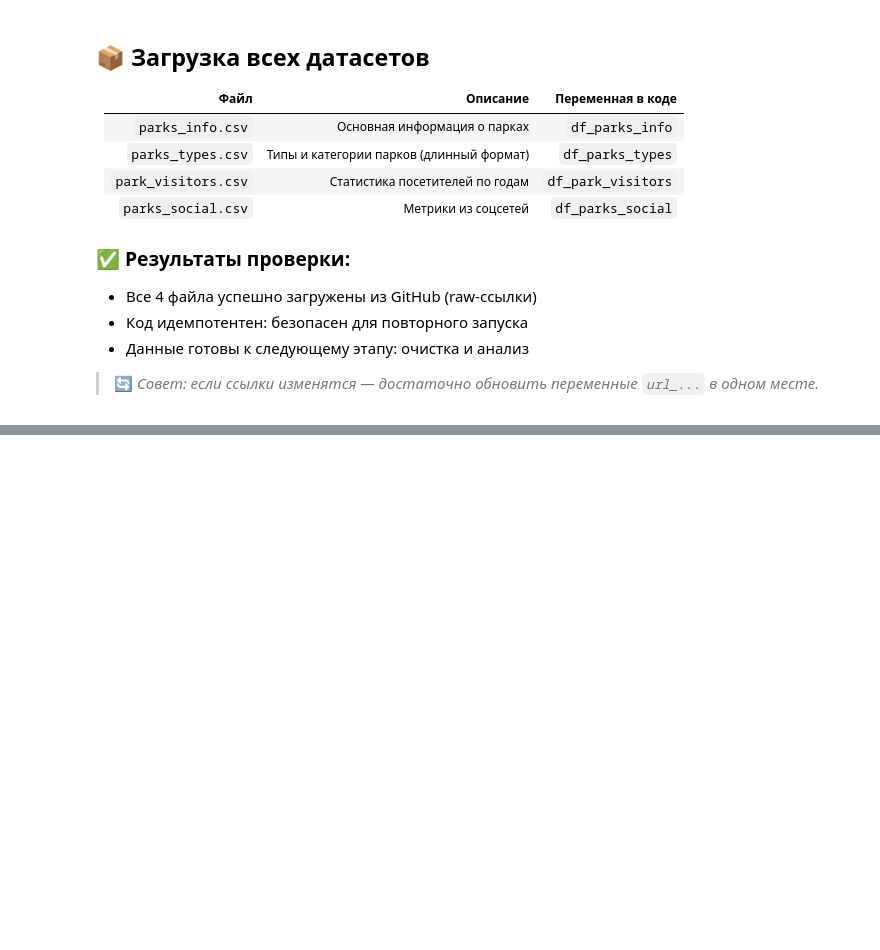
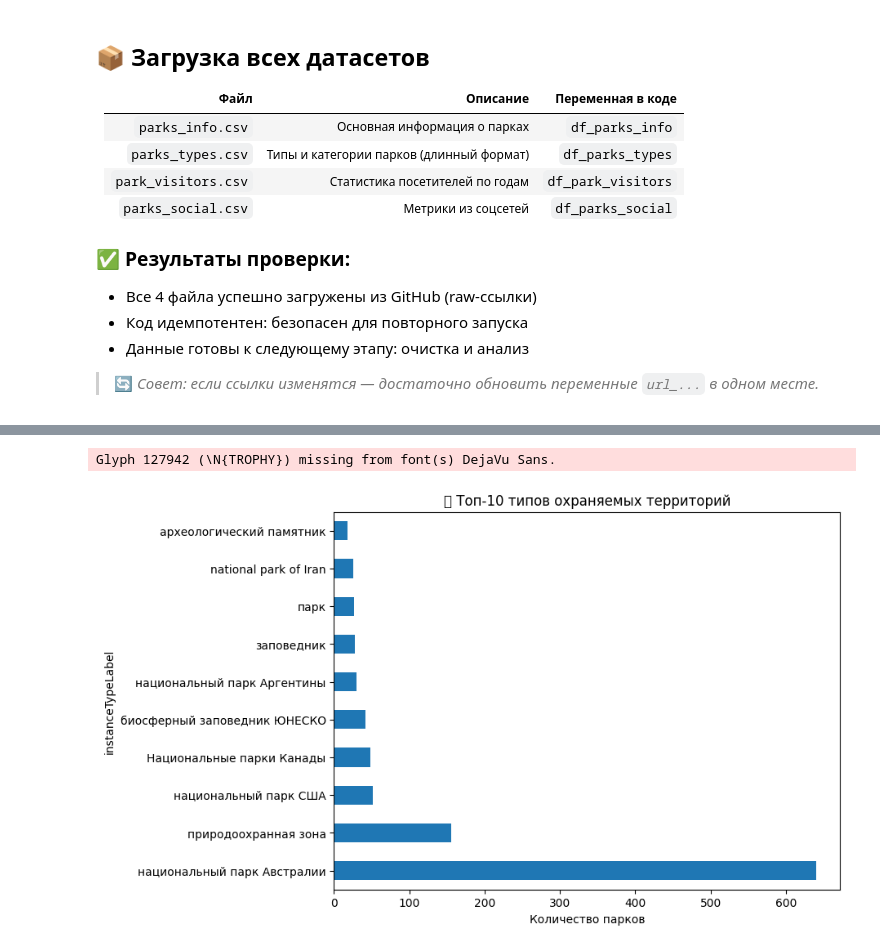
Before and after one commit to ksyushik31/python-ai-Puhlenko-Ksenia, a Jupyter notebook: "Week2_Data_Analysis_Puhlenko_Ksenia".ipynb, the cells around one changed output, grey strips where cells are left out. Cells and saved outputs as stored; diff of their text form; code cells hidden in the pictures; blank space fills up the shorter version.

```diff
--- a/"Week2_Data_Analysis_Puhlenko_Ksenia".ipynb
+++ b/"Week2_Data_Analysis_Puhlenko_Ksenia".ipynb
@@ -121,0 +927,23 @@ display(df_parks_social.head(3))
+# %%
+# ================================
+# 🔍 ОТЛАДКА: проверяем перевод Q-кодов
+# ================================
+
+# 1. Смотрим, какие значения реально в исходном столбце
+source_col = 'instanceType_short' if 'instanceType_short' in df_parks_types.columns else 'instanceType'
+print(f"📋 Примеры из столбца '{source_col}':")
+print(df_parks_types[source_col].dropna().head(10).tolist())
+
+# 2. Проверяем, есть ли столбец type_readable и что в нём
+if 'type_readable' in df_parks_types.columns:
+    print(f"\n📋 Примеры из столбца 'type_readable':")
+    print(df_parks_types['type_readable'].dropna().head(10).tolist())
+else:
+    print("\n⚠️ Столбец 'type_readable' ещё не создан")
+
+# 3. Тестируем функцию перевода на первых 5 значениях
+print(f"\n🧪 Тест перевода первых 5 значений:")
+for i, val in enumerate(df_parks_types[source_col].dropna().head(5), 1):
+    result = get_readable_type(val)
+    status = "✅" if result != val else "❌"
+    print(f"{i}. '{val}' → '{result}' {status}")
@@ -121,0 +2358,9 @@ display(df_parks_social.head(3))
+# %%
+# Горизонтальный бар-чарт:
+df_parks_types['instanceTypeLabel'].value_counts().head(10).plot(kind='barh', figsize=(8,6))
+plt.xlabel('Количество парков')
+plt.title('🏆 Топ-10 типов охраняемых территорий')
+plt.show()
+# %% [output]
+Glyph 127942 (\N{TROPHY}) missing from font(s) DejaVu Sans.
+[figure, added]
```
Also changed, not shown: parts of 54 cells of this notebook.
